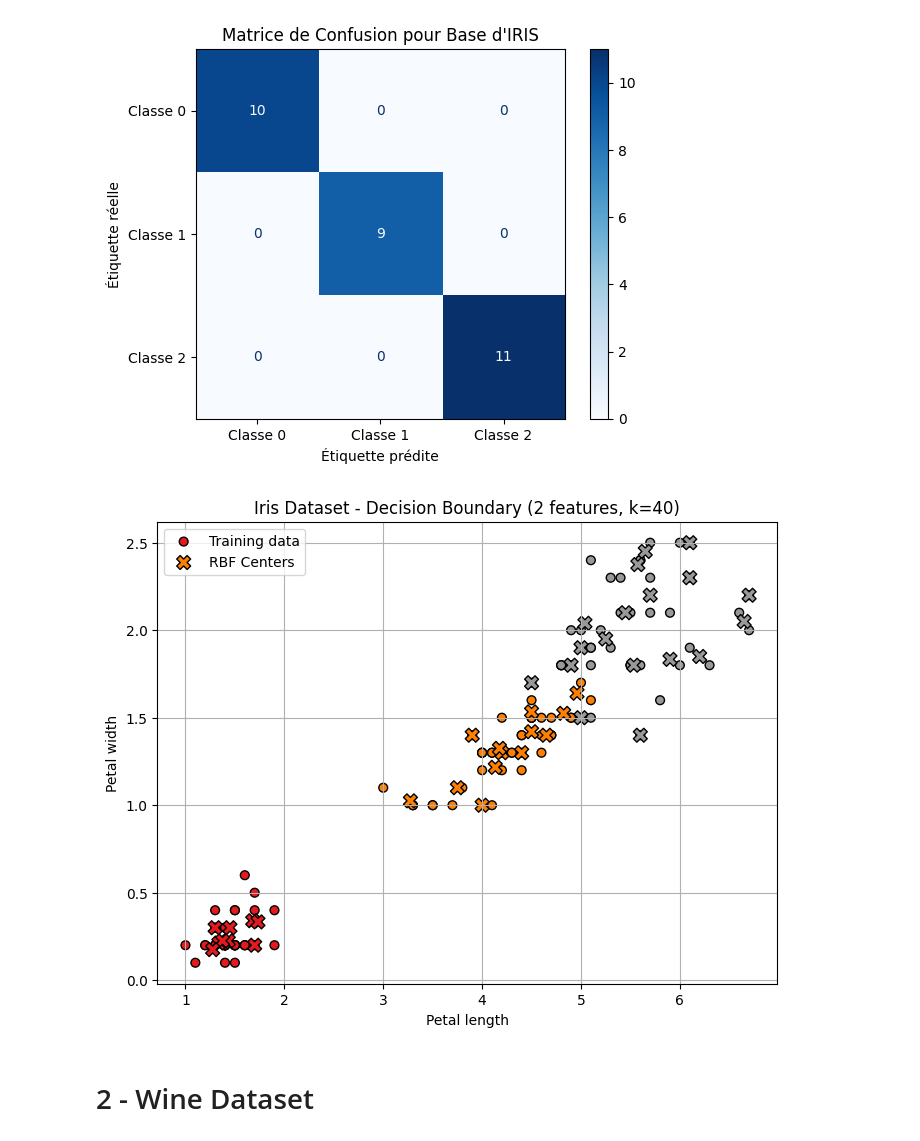
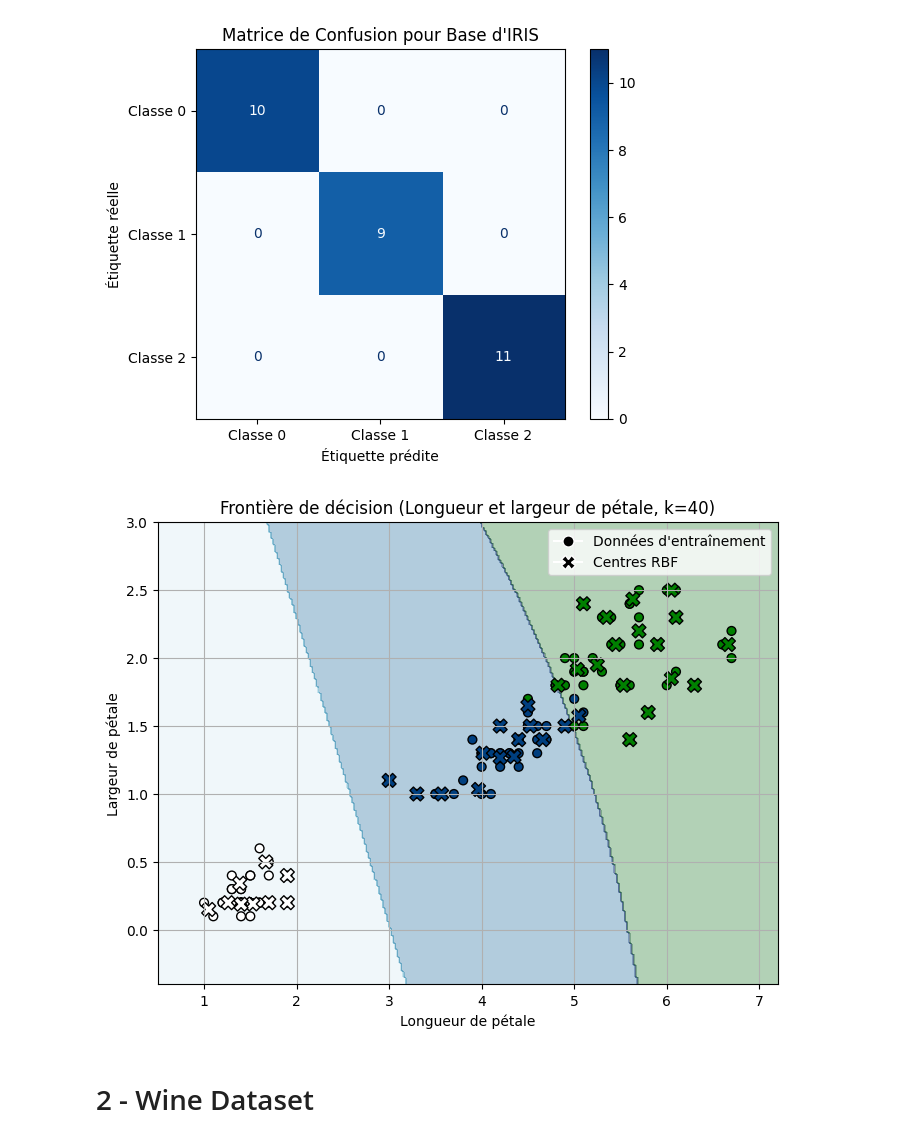
Before and after one commit to xuanuyenvu/rbf-neural-network, a Jupyter notebook: main.ipynb, the cells around one changed output. Saved outputs shown, nothing was run; the diff lists cells and outputs as text; code cells hidden in the pictures.

```diff
--- a/main.ipynb
+++ b/main.ipynb
@@ -106,34 +120,65 @@ experiment_iris.plot_confusion_matrix()
 # %% [output]
 [figure]
 # %%
-X_train_2d = X_train[:, 2:4]  # petal length, petal width
+X_train_2d = X_train[:, 2:4]  # petal length & petal width
 y_train_2d = y_train
+X_test_2d  = X_test[:, 2:4]
 
+experiment_iris_2d = RBFExperiment(
+    data_name="Iris 2D",
+    num_centers=best_k_iris,
+    X_train=X_train_2d,
+    y_train=y_train,
+    X_test=X_test_2d,
+    y_test=y_test,
+    learning_rate=0.01,
+    epochs=100
+)
 
-from scipy.spatial.distance import cdist
+experiment_iris_2d.train()
+experiment_iris_2d.predict()
 
-centers = experiment_iris.model.centers[:, 2:4]
+centers = experiment_iris_2d.model.centers
 distances = cdist(centers, X_train_2d)
 nearest_idx = np.argmin(distances, axis=1)
 centers_labels = y_train_2d[nearest_idx]
 
-plt.figure(figsize=(8, 6))
+x_min, x_max = X_train_2d[:, 0].min() - 0.5, X_train_2d[:, 0].max() + 0.5
+y_min, y_max = X_train_2d[:, 1].min() - 0.5, X_train_2d[:, 1].max() + 0.5
+xx, yy = np.meshgrid(np.linspace(x_min, x_max, 300),
+                     np.linspace(y_min, y_max, 300))
+grid = np.c_[xx.ravel(), yy.ravel()]
 
-
-plt.scatter(X_train_2d[:, 0], X_train_2d[:, 1], c=y_train_2d, cmap=plt.cm.Set1,
-            edgecolor="k", s=40, label="Training data")
-plt.scatter(centers[:, 0], centers[:, 1],
-            c=centers_labels, cmap=plt.cm.Set1,
-            s=100, marker="X", edgecolor="k", label="RBF Centers")
-
-plt.xlabel("Petal length")
-plt.ylabel("Petal width")
-plt.title(f"Iris Dataset - Decision Boundary (2 features, k={best_k_iris})")
-plt.legend()
-plt.grid(True)
-plt.show()
+Z = experiment_iris_2d.model.predict(grid)
+Z = Z.reshape(xx.shape)
-# %% [output]
-[figure, removed]
+# %%
+plt.figure(figsize=(8,6))
+
+# Decision boundary
+plt.contourf(xx, yy, Z, alpha=0.3, cmap=plt.cm.ocean_r)
+
+# Training points
+plt.scatter(X_train_2d[:, 0], X_train_2d[:, 1], c=y_train_2d, cmap=plt.cm.ocean_r,
+            edgecolor="k", s=40, label="Données d'entraînement")
+
+# RBF centers
+plt.scatter(centers[:, 0], centers[:, 1], c=centers_labels, cmap=plt.cm.ocean_r,
+            s=100, marker="X", edgecolor="k", label="Centres RBF")
+plt.xlabel("Longueur de pétale")
+plt.ylabel("Largeur de pétale")
+plt.title(f"Frontière de décision (Longueur et largeur de pétale, k={best_k_iris})")
+legend_elements = [
+    Line2D([0], [0], marker='o', color='w', label='Données d\'entraînement',
+           markerfacecolor='k', markersize=8),
+    Line2D([0], [0], marker='X', color='w', label='Centres RBF',
+           markerfacecolor='k', markersize=10)
+]
+
+plt.legend(handles=legend_elements)
+plt.grid(True)
+plt.show()
+# %% [output]
+[figure, added]
 # %% [markdown]
 # 2 - Wine Dataset
 # %%
```
Also changed, not shown: parts of 11 cells of this notebook.
